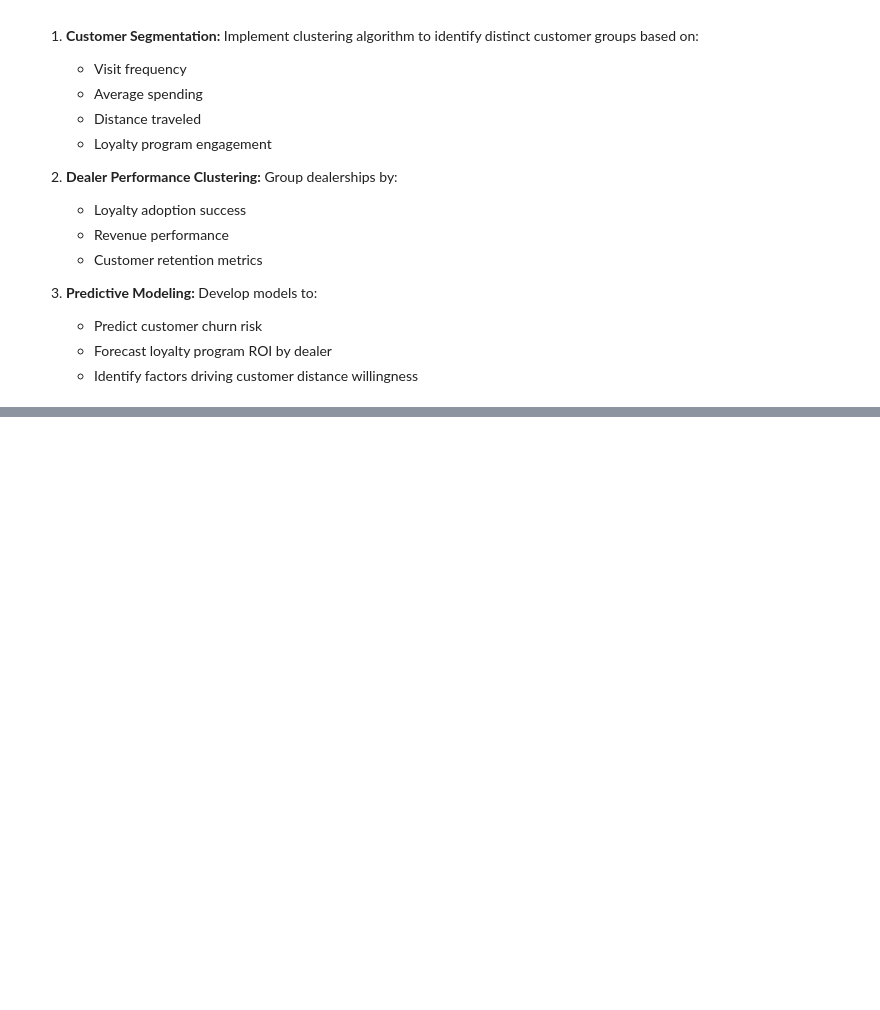
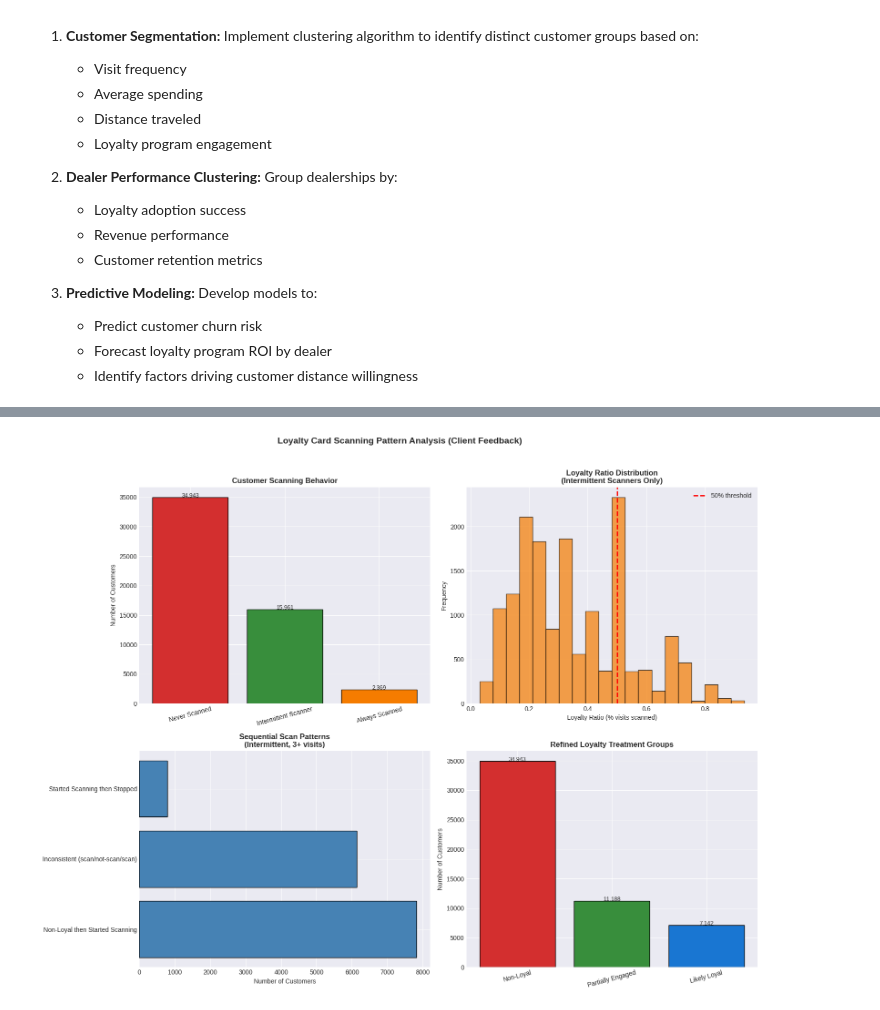
Before and after one commit to rbrabusa/cmpt3830_alpaca, a Jupyter notebook: cmpt3830_phase_1_go_auto.ipynb, the cells around one changed output, grey strips where cells are left out. Drawn from its saved outputs; the diff is of its cells as text; code cells hidden in the pictures; blank space fills up the shorter version.

```diff
--- a/cmpt3830_phase_1_go_auto.ipynb
+++ b/cmpt3830_phase_1_go_auto.ipynb
@@ -1805,0 +2075,73 @@ Based on our Sprint 1 EDA, the following tasks are prioritized for Sprint 2:
+# %%
+# Visualize scanning patterns
+import matplotlib.pyplot as plt
+
+fig, axes = plt.subplots(2, 2, figsize=(16, 12))
+fig.suptitle(
+    'Loyalty Card Scanning Pattern Analysis (Client Feedback)',
+    fontsize=14,
+    fontweight='bold',
+    y=1.02
+)
+
+# Panel A: Scanning category distribution
+cat_counts = vin_timelines['scan_category'].value_counts()
+colors_cat = ['#d32f2f', '#388e3c', '#f57c00']
+
+axes[0, 0].bar(cat_counts.index, cat_counts.values, color=colors_cat, edgecolor='black')
+axes[0, 0].set_title('Customer Scanning Behavior', fontweight='bold')
+axes[0, 0].set_ylabel('Number of Customers')
+axes[0, 0].tick_params(axis='x', rotation=15)
+
+for i, v in enumerate(cat_counts.values):
+    axes[0, 0].text(i, v + 50, f'{v:,}', ha='center', fontsize=9)
+
+# Panel B: Loyalty ratio distribution (intermittent only)
+intermittent_all = vin_timelines[vin_timelines['scan_category'] == 'Intermittent Scanner']
+
+axes[0, 1].hist(
+    intermittent_all['loyalty_ratio'],
+    bins=20,
+    edgecolor='black',
+    alpha=0.7,
+    color='#f57c00'
+)
+axes[0, 1].set_title('Loyalty Ratio Distribution\n(Intermittent Scanners Only)', fontweight='bold')
+axes[0, 1].set_xlabel('Loyalty Ratio (% visits scanned)')
+axes[0, 1].set_ylabel('Frequency')
+axes[0, 1].axvline(x=0.5, color='red', linestyle='--', linewidth=2, label='50% threshold')
+axes[0, 1].legend()
+
+# Panel C: Sequential pattern types
+if len(intermittent) > 0:
+    pattern_counts = intermittent['pattern_type'].value_counts()
+    axes[1, 0].barh(
+        pattern_counts.index,
+        pattern_counts.values,
+        color='steelblue',
+        edgecolor='black'
+    )
+    axes[1, 0].set_title('Sequential Scan Patterns\n(Intermittent, 3+ visits)', fontweight='bold')
+    axes[1, 0].set_xlabel('Number of Customers')
+
+# Panel D: Refined loyalty treatment
+treatment_counts = vin_timelines['loyalty_treatment'].value_counts()
+colors_treat = ['#d32f2f', '#388e3c', '#1976d2', '#f57c00']
+
+axes[1, 1].bar(
+    treatment_counts.index,
+    treatment_counts.values,
+    color=colors_treat[:len(treatment_counts)],
+    edgecolor='black'
+)
+axes[1, 1].set_title('Refined Loyalty Treatment Groups', fontweight='bold')
+axes[1, 1].set_ylabel('Number of Customers')
+axes[1, 1].tick_params(axis='x', rotation=15)
+
+for i, v in enumerate(treatment_counts.values):
+    axes[1, 1].text(i, v + 50, f'{v:,}', ha='center', fontsize=9)
+
+plt.tight_layout()
+plt.show()
+# %% [output]
+[figure, added]
```
Also changed, not shown: parts of 28 cells of this notebook.
